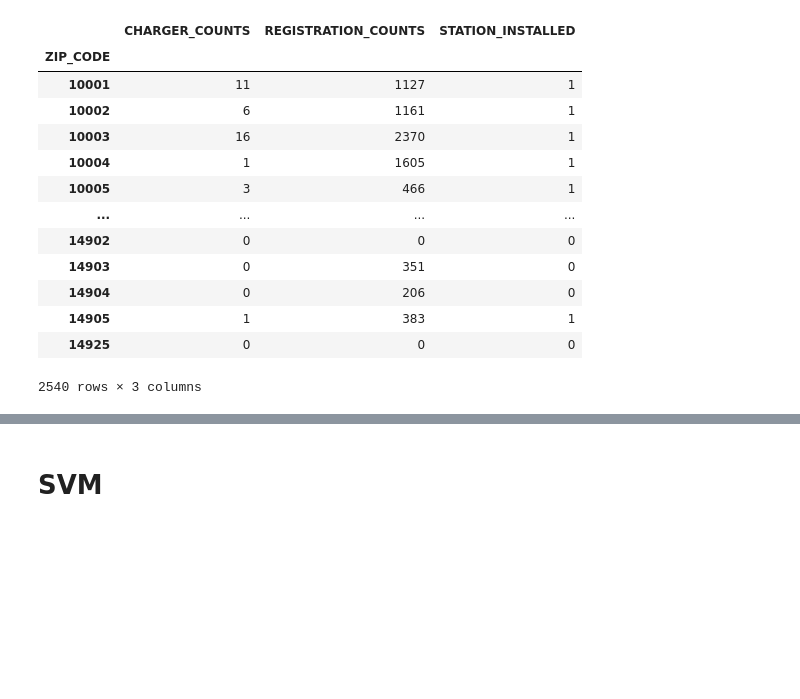
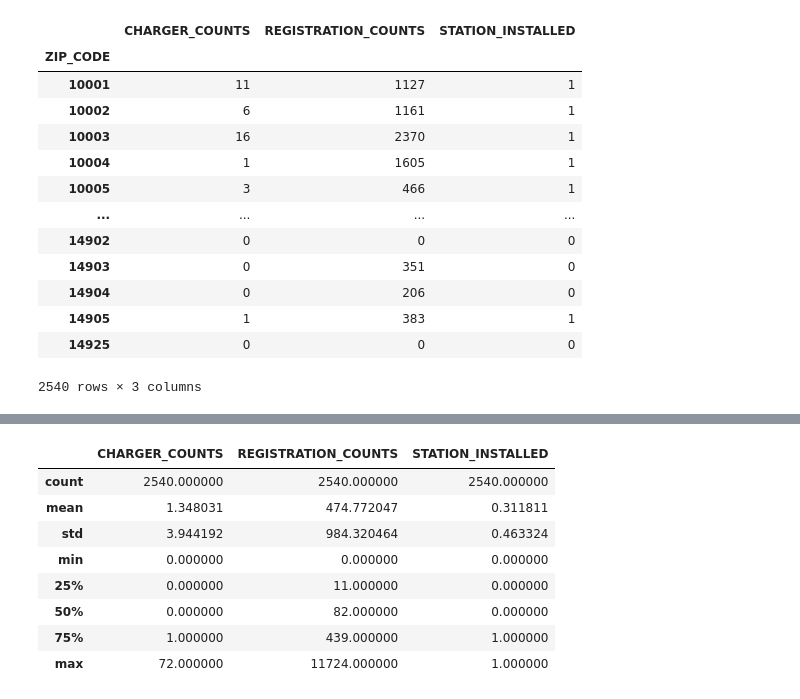
Before and after one commit to jmmadson/data_miners, a Jupyter notebook: ML_Model/data_miners_linear.ipynb, the cells around one changed output, grey strips where cells are left out. Saved outputs shown, nothing was run; the diff lists cells and outputs as text; code cells hidden in the pictures; blank space fills up the shorter version.

```diff
--- a/ML_Model/data_miners_svm.ipynb
+++ b/ML_Model/data_miners_linear.ipynb
@@ -338,2 +329,12 @@ fig.show()
-# %% [markdown]
-# SVM
+# %%
+ny_ev_df.describe()
+# %% [output]
+|  | CHARGER_COUNTS | REGISTRATION_COUNTS | STATION_INSTALLED |
+| count | 2540.000000 | 2540.000000 | 2540.000000 |
+| mean | 1.348031 | 474.772047 | 0.311811 |
+| std | 3.944192 | 984.320464 | 0.463324 |
+| min | 0.000000 | 0.000000 | 0.000000 |
+| 25% | 0.000000 | 11.000000 | 0.000000 |
+| 50% | 0.000000 | 82.000000 | 0.000000 |
+| 75% | 1.000000 | 439.000000 | 1.000000 |
+| max | 72.000000 | 11724.000000 | 1.000000 |
```
Also changed, not shown: parts of 21 cells of this notebook.
